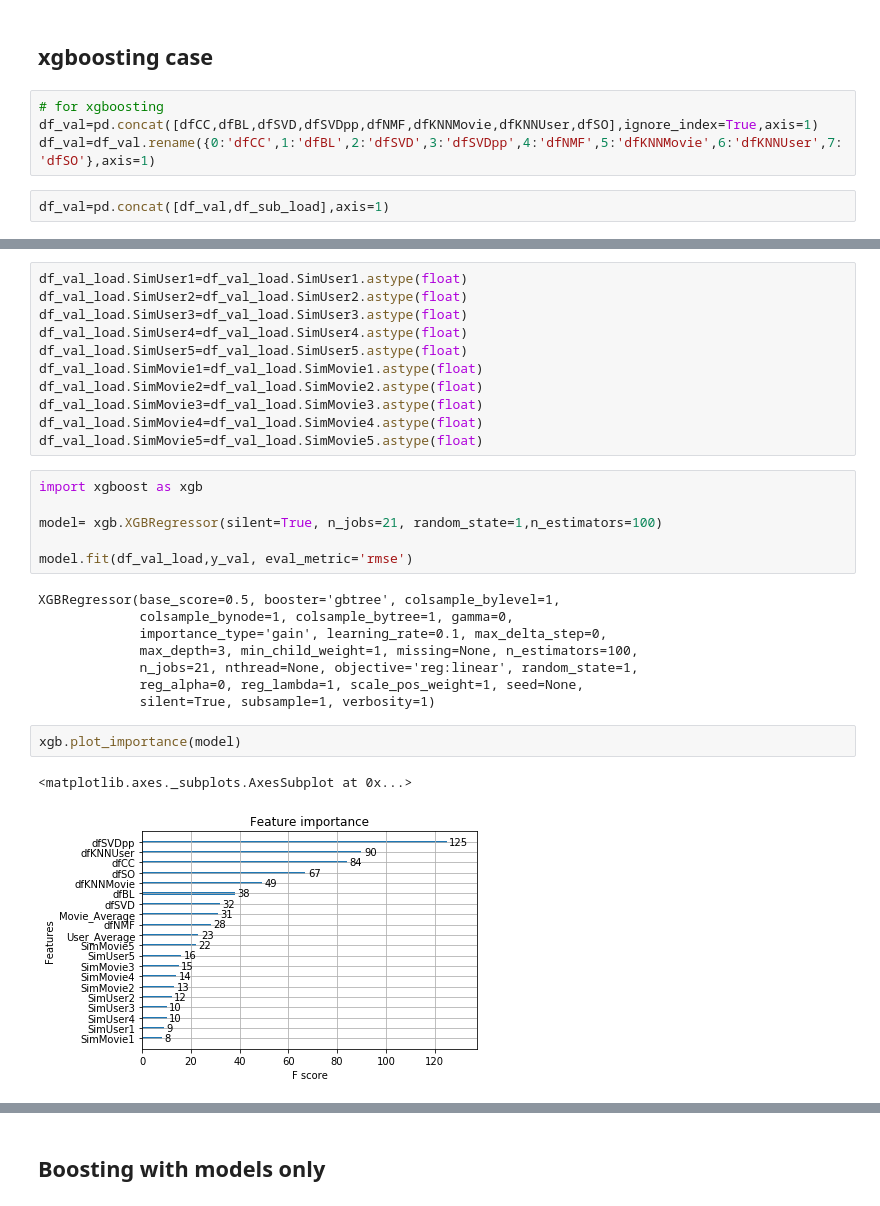
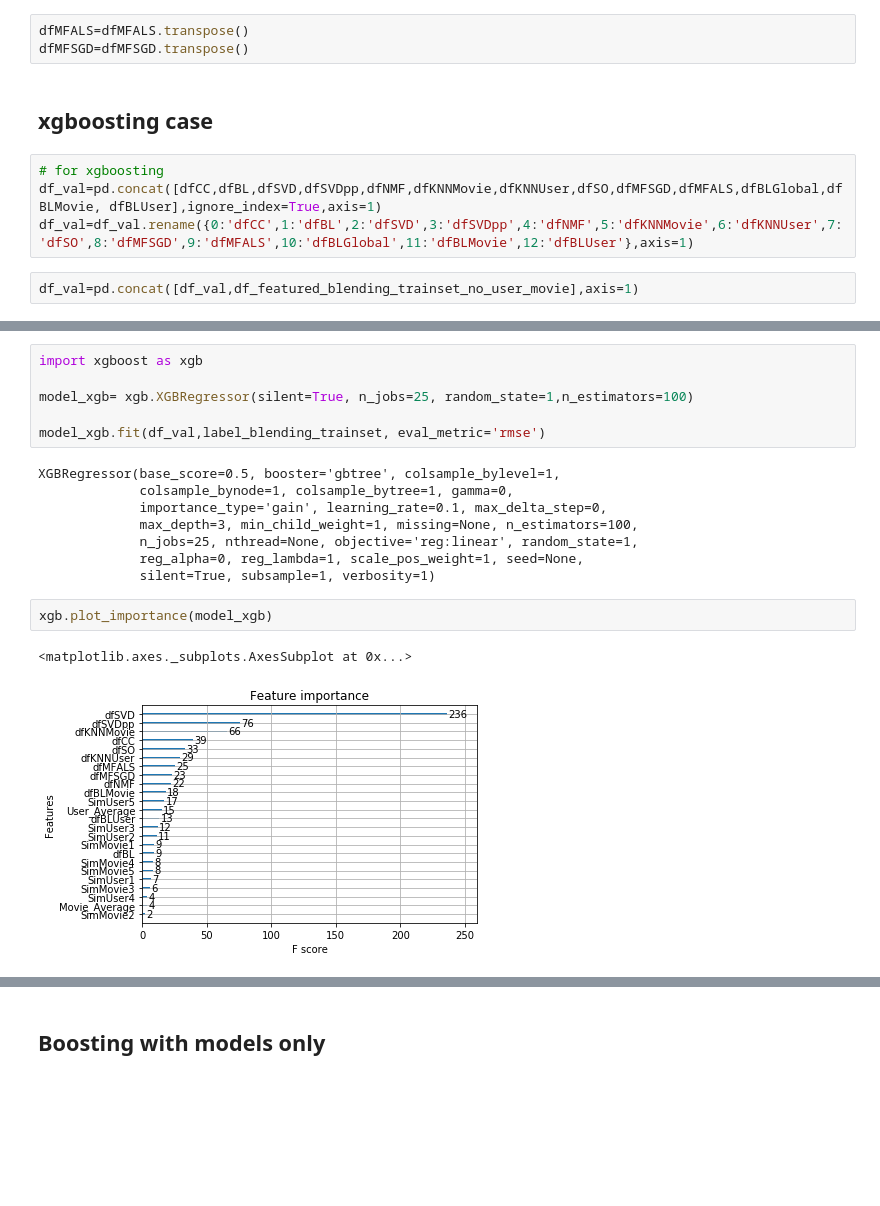
Before and after one commit to byrek3d/ML-Project-2-EPFL, a Jupyter notebook: run.ipynb, the cells around one changed output, grey strips where cells are left out. Cells and saved outputs as stored; diff of their text form; blank space fills up the shorter version.

```diff
--- a/run.ipynb
+++ b/run.ipynb
@@ -558,8 +572,11 @@ df_featured_blending_trainset['SimMovie5'] = df_featured_blending_trainset.apply
+# %%
+dfMFALS=dfMFALS.transpose()
+dfMFSGD=dfMFSGD.transpose()
 # %% [markdown]
 ## xgboosting case
 # %%
 # for xgboosting
-df_val=pd.concat([dfCC,dfBL,dfSVD,dfSVDpp,dfNMF,dfKNNMovie,dfKNNUser,dfSO],ignore_index=True,axis=1)
-df_val=df_val.rename({0:'dfCC',1:'dfBL',2:'dfSVD',3:'dfSVDpp',4:'dfNMF',5:'dfKNNMovie',6:'dfKNNUser',7:'dfSO'},axis=1)
+df_val=pd.concat([dfCC,dfBL,dfSVD,dfSVDpp,dfNMF,dfKNNMovie,dfKNNUser,dfSO,dfMFSGD,dfMFALS,dfBLGlobal,dfBLMovie, dfBLUser],ignore_index=True,axis=1)
+df_val=df_val.rename({0:'dfCC',1:'dfBL',2:'dfSVD',3:'dfSVDpp',4:'dfNMF',5:'dfKNNMovie',6:'dfKNNUser',7:'dfSO',8:'dfMFSGD',9:'dfMFALS',10:'dfBLGlobal',11:'dfBLMovie',12:'dfBLUser'},axis=1)
 # %%
-df_val=pd.concat([df_val,df_sub_load],axis=1)
+df_val=pd.concat([df_val,df_featured_blending_trainset_no_user_movie],axis=1)
@@ -581,31 +583,20 @@ df_val_load.head()
-# %%
-df_val_load.SimUser1=df_val_load.SimUser1.astype(float)
-df_val_load.SimUser2=df_val_load.SimUser2.astype(float)
-df_val_load.SimUser3=df_val_load.SimUser3.astype(float)
-df_val_load.SimUser4=df_val_load.SimUser4.astype(float)
-df_val_load.SimUser5=df_val_load.SimUser5.astype(float)
-df_val_load.SimMovie1=df_val_load.SimMovie1.astype(float)
-df_val_load.SimMovie2=df_val_load.SimMovie2.astype(float)
-df_val_load.SimMovie3=df_val_load.SimMovie3.astype(float)
-df_val_load.SimMovie4=df_val_load.SimMovie4.astype(float)
-df_val_load.SimMovie5=df_val_load.SimMovie5.astype(float)
 # %%
 import xgboost as xgb
 
-model= xgb.XGBRegressor(silent=True, n_jobs=21, random_state=1,n_estimators=100)
+model_xgb= xgb.XGBRegressor(silent=True, n_jobs=25, random_state=1,n_estimators=100)
 
-model.fit(df_val_load,y_val, eval_metric='rmse')
+model_xgb.fit(df_val,label_blending_trainset, eval_metric='rmse')
 # %% [output]
 XGBRegressor(base_score=0.5, booster='gbtree', colsample_bylevel=1,
              colsample_bynode=1, colsample_bytree=1, gamma=0,
              importance_type='gain', learning_rate=0.1, max_delta_step=0,
              max_depth=3, min_child_weight=1, missing=None, n_estimators=100,
-             n_jobs=21, nthread=None, objective='reg:linear', random_state=1,
+             n_jobs=25, nthread=None, objective='reg:linear', random_state=1,
              reg_alpha=0, reg_lambda=1, scale_pos_weight=1, seed=None,
              silent=True, subsample=1, verbosity=1)
 # %%
-xgb.plot_importance(model)
+xgb.plot_importance(model_xgb)
 # %% [output]
 <matplotlib.axes._subplots.AxesSubplot at 0x...>
-[figure, old version]
+[figure, new version]
 # %%
```
Also changed, not shown: parts of 46 cells of this notebook, 7 other files.
